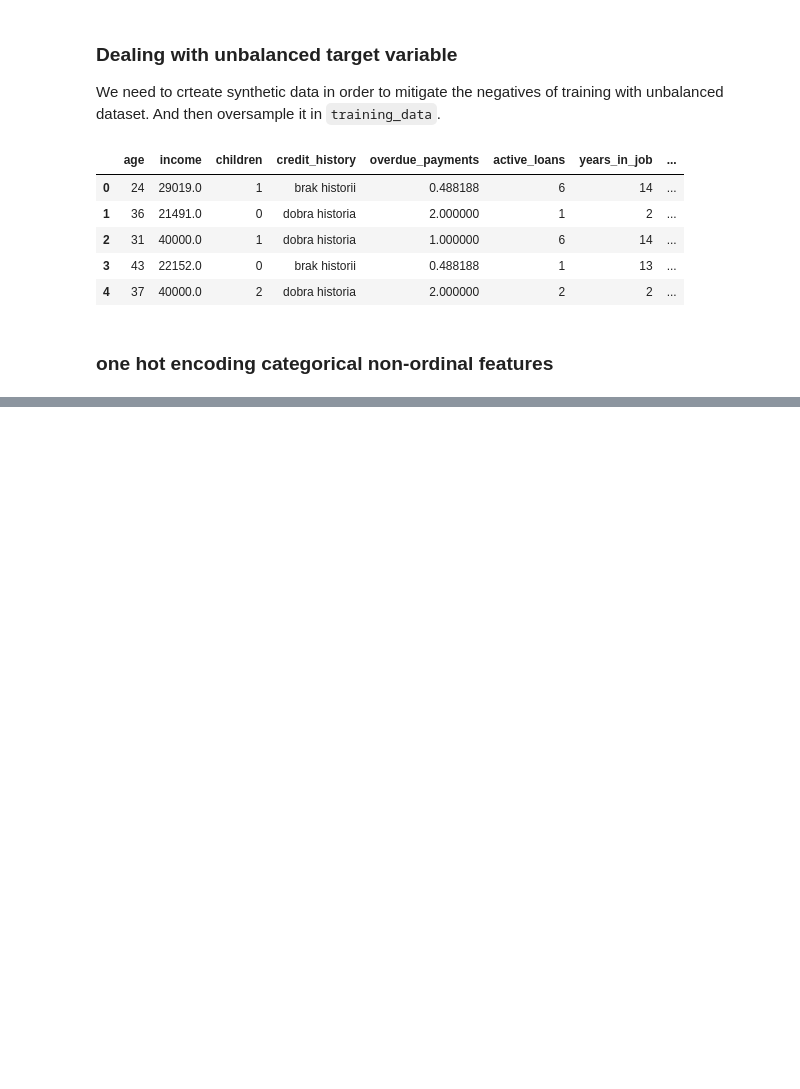
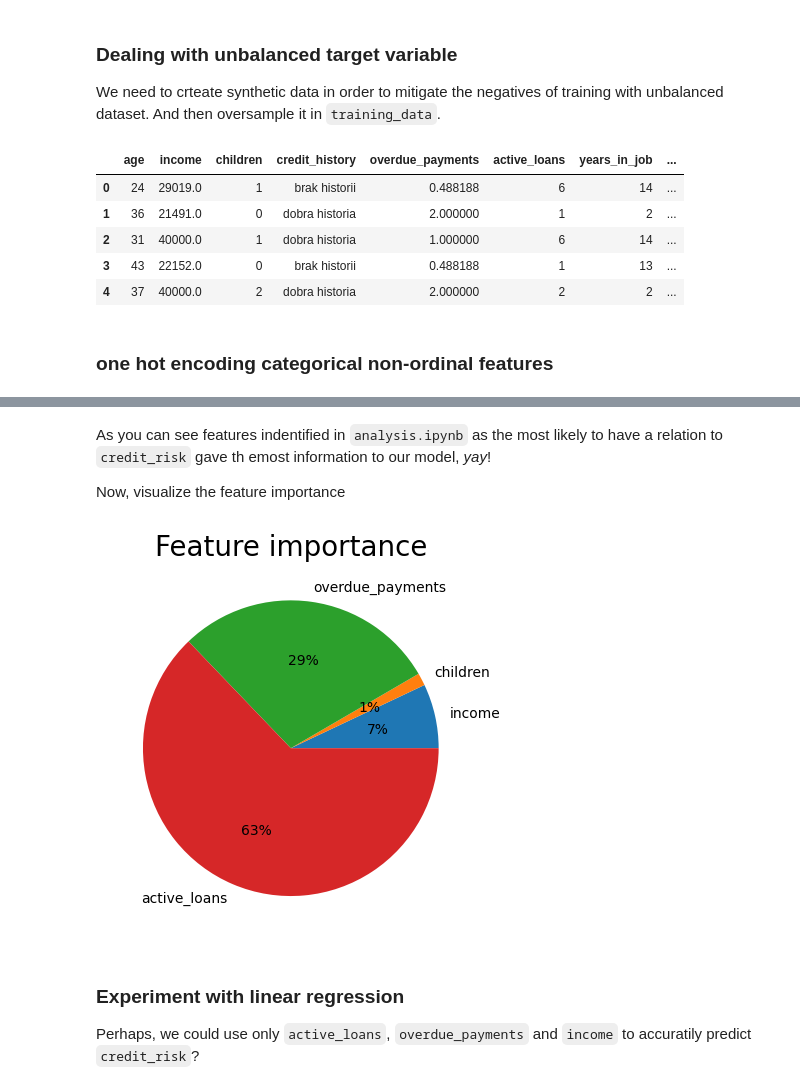
Before and after one commit to JakubPilchon/Atlas_konkurs, a Jupyter notebook: ml.ipynb, the cells around one changed output, grey strips where cells are left out. Saved outputs shown, nothing was run; the diff lists cells and outputs as text; code cells hidden in the pictures; blank space fills up the shorter version.

```diff
--- a/ml.ipynb
+++ b/ml.ipynb
@@ -84,0 +89,9 @@ training_data = pd.concat([training_data, generated_data]) ## add generated data
+# %%
+training_data = one_hot_encode(training_data)
+test_data = one_hot_encode(test_data)
+# %%
+training_target = training_data["credit_risk"]
+del training_data["credit_risk"]
+
+test_target = test_data["credit_risk"]
+del test_data["credit_risk"]
@@ -84,0 +102,5 @@ training_data = pd.concat([training_data, generated_data]) ## add generated data
+# %%
+tree_model = DecisionTreeClassifier(criterion="entropy",max_depth=5, random_state=RANDOM_SEED)
+tree_model.fit(training_data, training_target)
+display(Markdown(f" * Model accuracy after validating: {round(tree_model.score(test_data, test_target), 4)}"))
+display(Markdown(f" * high risk rate in `test_target`: {round(sum(test_target) / len(test_target), 4)}"))
@@ -84,0 +154,3 @@ training_data = pd.concat([training_data, generated_data]) ## add generated data
+# %%
+feature_importance = pd.DataFrame(tree_model.feature_importances_, columns=["Feature Importance"], index=training_data.columns)
+display(Markdown( feature_importance.sort_values(by="Feature Importance", ascending=False).to_markdown() ))
@@ -84,0 +180,19 @@ training_data = pd.concat([training_data, generated_data]) ## add generated data
+# %% [markdown]
+As you can see features indentified in `analysis.ipynb` as the most likely to have a relation to `credit_risk` gave th emost information to our model, *yay*!
+
+Now, visualize the feature importance
+# %%
+#columns = feature_importance[feature_importance["Feature Importance"] > 0]
+non_zero_f_imp = feature_importance[feature_importance["Feature Importance"] > 0.01]
+plt.pie(non_zero_f_imp["Feature Importance"],
+        labels=non_zero_f_imp.index,
+        autopct='%.0f%%')
+
+plt.title("Feature importance", fontdict={"fontsize":20})
+plt.show()
+# %% [output]
+[figure, added]
+# %% [markdown]
+
+### Experiment with linear regression
+Perhaps, we could use only `active_loans`, `overdue_payments` and `income` to accuratily predict `credit_risk`?
```
Also changed, not shown: parts of 14 cells of this notebook.
